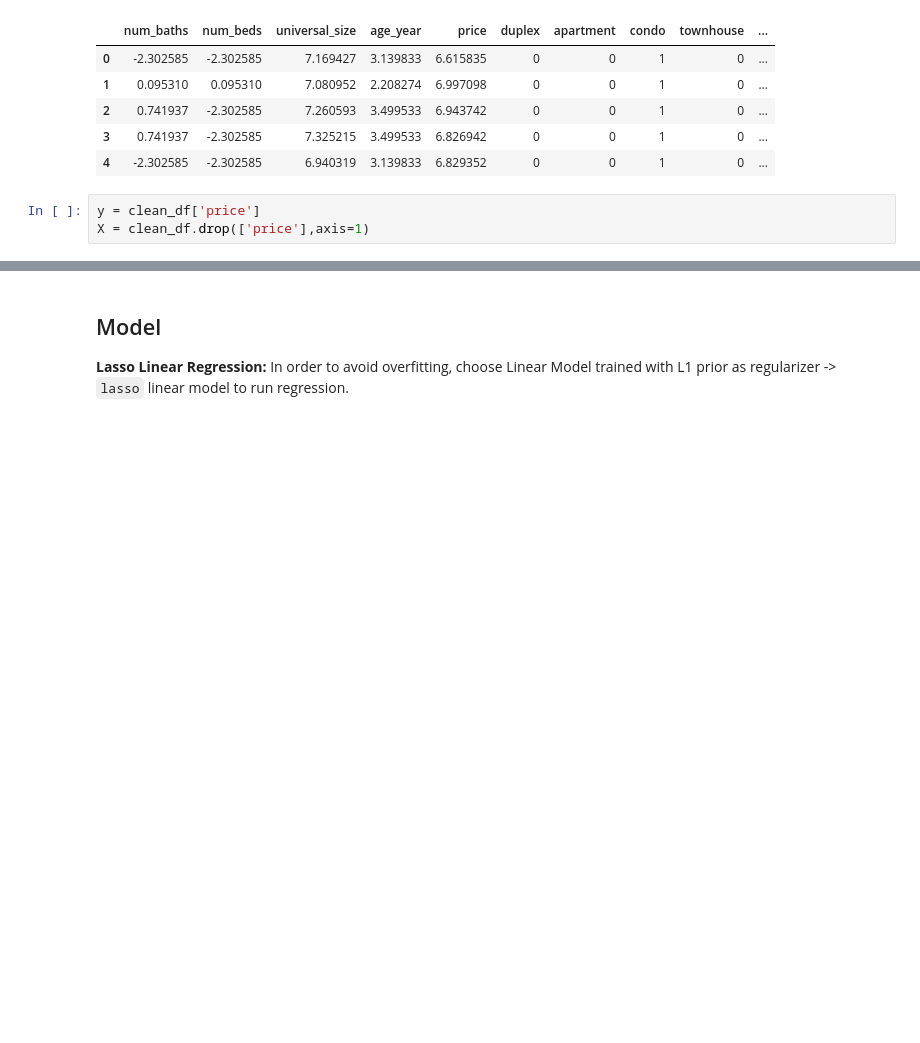
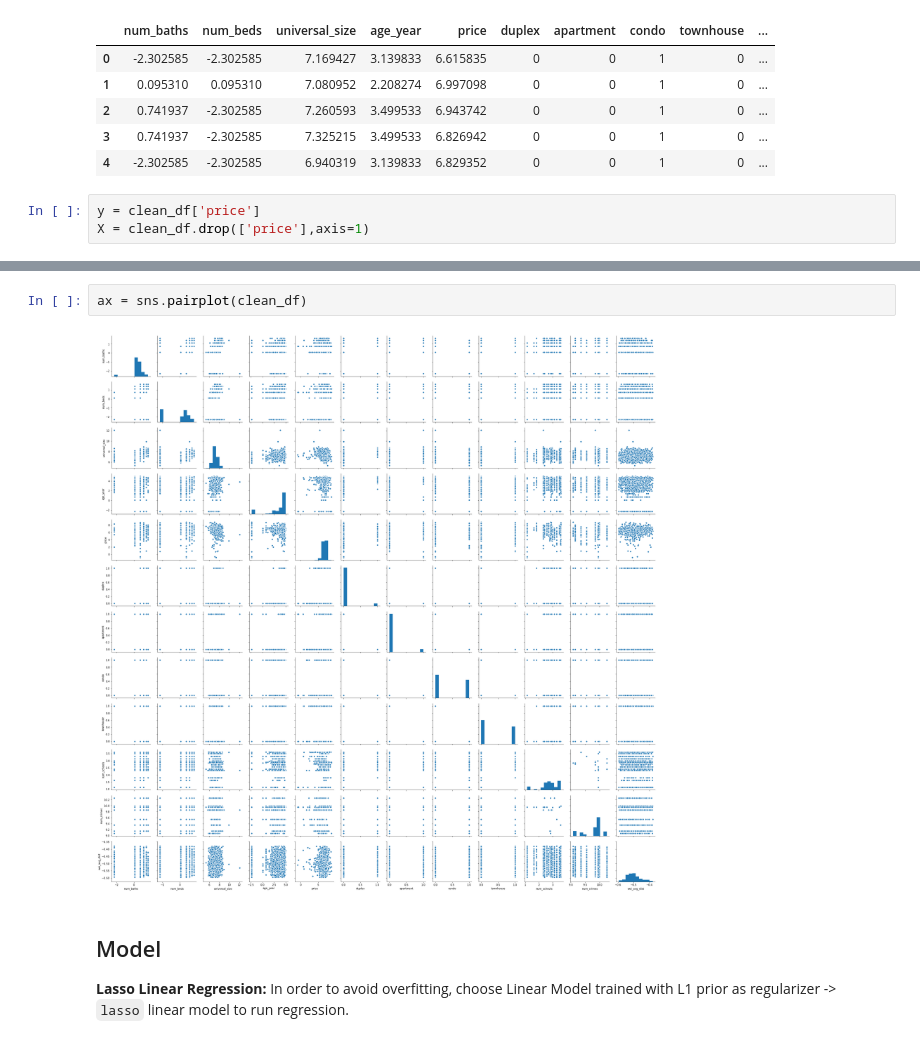
Before and after one commit to minyiliu/RealEstateValuePrediction, a Jupyter notebook: Real_Estate_DS_Pipeline.ipynb, the cells around one changed output, grey strips where cells are left out. Drawn from its saved outputs; the diff is of its cells as text; blank space fills up the shorter version.

```diff
--- a/Real_Estate_DS_Pipeline.ipynb
+++ b/Real_Estate_DS_Pipeline.ipynb
@@ -418,3 +455,7 @@ print(X.head())
+# %%
+ax = sns.pairplot(clean_df)
+# %% [output]
+[figure, added]
 # %% [markdown]
 ## Model
 **Lasso Linear Regression:**
```
Also changed, not shown: parts of 26 cells of this notebook.
